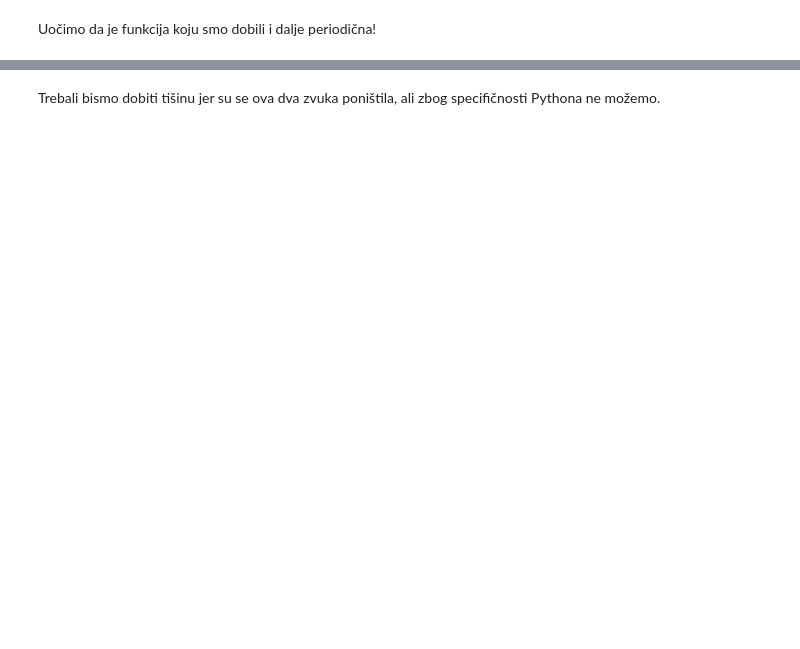
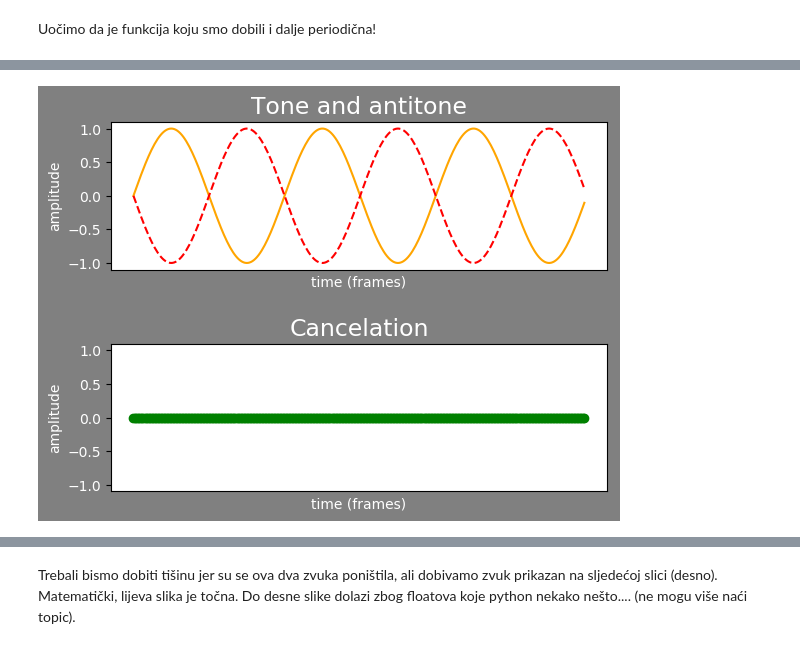
Before and after one commit to mmonnica/Matematicki-softver, a Jupyter notebook: 1.dz/Zvuk.ipynb, the cells around one changed output, grey strips where cells are left out. Saved outputs shown, nothing was run; the diff lists cells and outputs as text; code cells hidden in the pictures; blank space fills up the shorter version.

```diff
--- a/1.dz/Zvuk.ipynb
+++ b/1.dz/Zvuk.ipynb
@@ -136,6 +134,42 @@ plt.show()
+# %%
+a = sineWave(440)
+b = np.sin(2 * np.pi * 440 * np.linspace(0, 1, rate) + np.pi)
+
+fig3, (top, bottom) = plt.subplots(2, sharex=True, sharey=True)
+
+fig3.set_facecolor('grey')  # Sets figure's background color.
+fig3.subplots_adjust(hspace=0.5)  # Adjusts space between subplots.
+
+top.plot(a[:300],'orange')
+top.plot(b[:300],'r--')  # Plots red and ------- plot.
+
+top.set_title("Tone and antitone", color='white', fontsize=17)
+top.set_xlabel("time (frames)", color='white')
+top.set_ylabel("amplitude", color='white')
+top.tick_params(axis='x', bottom='off')
+
+
+bottom.plot((a+b)[:300],'go')  # Green bold plot.
+
+bottom.set_title("Cancelation", color='white', fontsize=17)
+bottom.set_xlabel("time (frames)", color='white')
+bottom.set_ylabel("amplitude", color='white')
+bottom.tick_params(axis='x', bottom='off', labelbottom='off')  # Removing ticks from x axis.
+
+# Setting label colors.
+for label in top.yaxis.get_ticklabels():
+    label.set_color('white')
+
+for label in bottom.yaxis.get_ticklabels():
+    label.set_color('white')
+
+fig3
+# %% [output]
+[figure, added]
 # %%
 Audio(a+b, rate=rate)
 # %% [output]
 [interactive output not drawn]
 # %% [markdown]
-Trebali bismo dobiti tišinu jer su se ova dva zvuka poništila, ali zbog specifičnosti Pythona ne možemo.
+Trebali bismo dobiti tišinu jer su se ova dva zvuka poništila, ali dobivamo zvuk prikazan na sljedećoj slici (desno). Matematički, lijeva slika je točna.
+Do desne slike dolazi zbog floatova koje python nekako nešto.... (ne mogu više naći topic).
```
Also changed, not shown: parts of 8 cells of this notebook.
